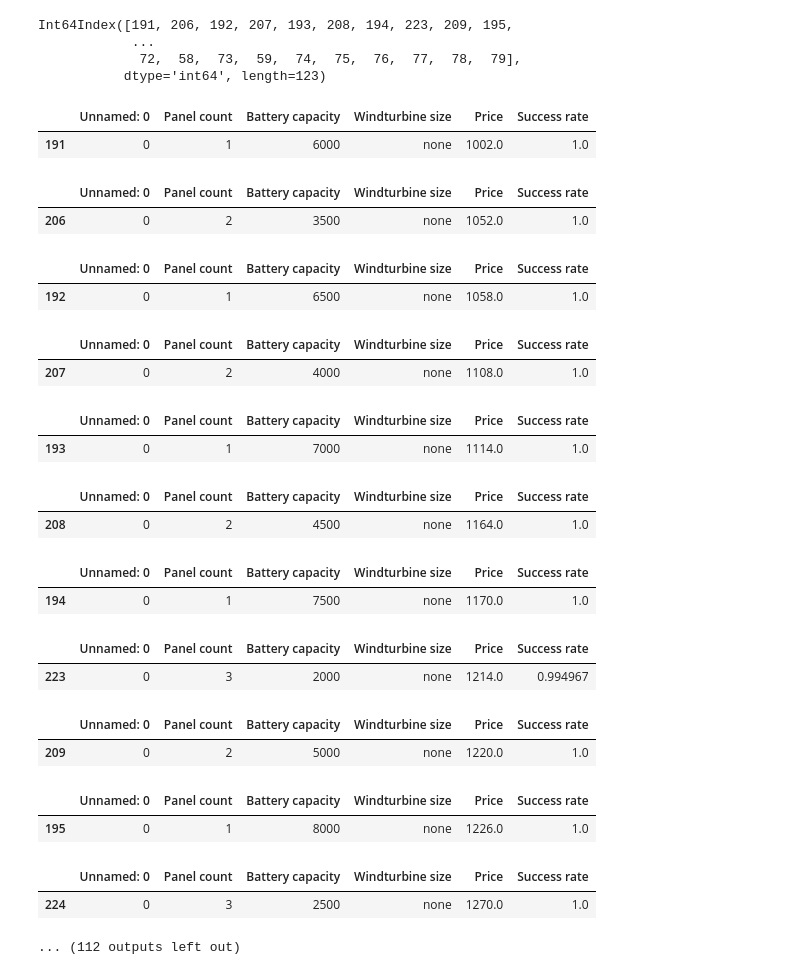
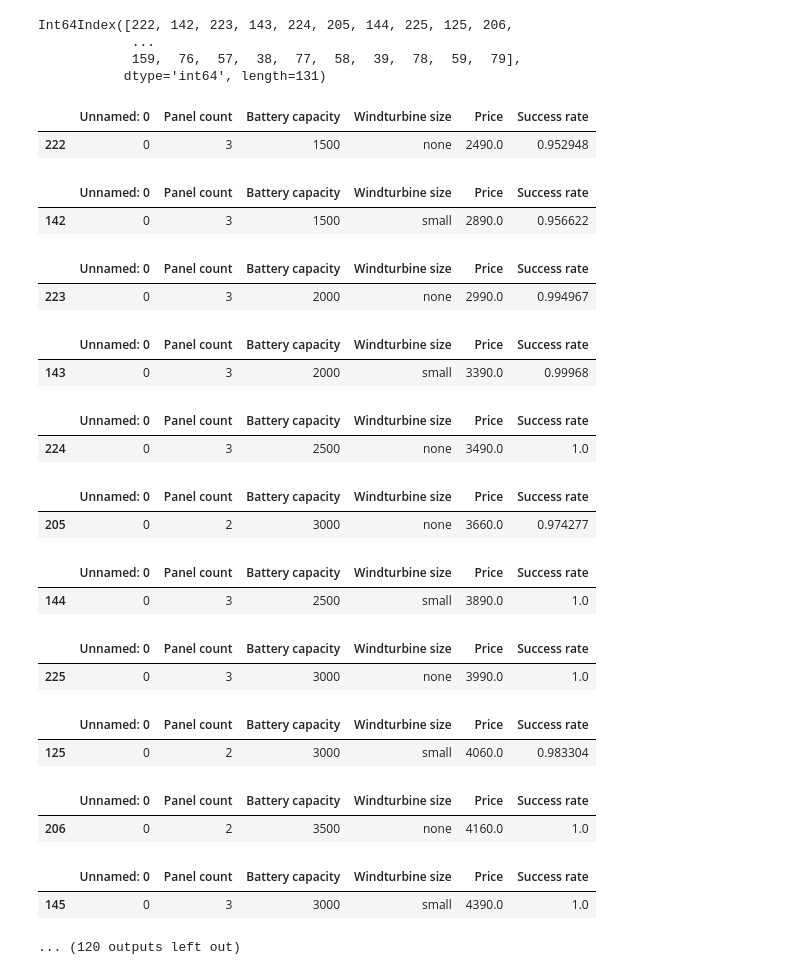
Before and after one commit to jkayenberg/theReCCo, a Jupyter notebook: plot_results.ipynb, the cells around one changed output. Cells and saved outputs as stored; diff of their text form; code cells hidden in the pictures.

```diff
--- a/plot_results.ipynb
+++ b/plot_results.ipynb
@@ -4,10 +13,10 @@ import pandas as pd
 # %%
 # Import summer / winter results
 
-with open("results/results_summer.csv", "r") as csvfile:
+with open("results/results_summer_highbatteryprice.csv", "r") as csvfile:
     results_summer = pd.read_csv(csvfile)
 
-with open("results/results_winter.csv", "r") as csvfile:
+with open("results/results_winter_highbatteryprice.csv", "r") as csvfile:
     results_winter = pd.read_csv(csvfile)
 
 results_summer = results_summer.sort_values("Price")
@@ -97,39 +179,39 @@ Int64Index([184, 185, 186, 187, 202, 188, 203, 189, 204, 190,
 # %%
 # Find optimal solution (winter)
 
 i = results_winter.index
-index = results_winter["Success rate"] > 0.99
+index = results_winter["Success rate"] > 0.95
 optimal_result_w = i[index]
 optimal_result_w.tolist()
 print(optimal_result_w)
 
 for i in optimal_result_w:
     display(results_winter.loc[[i]])
 # %% [output]
-Int64Index([191, 206, 192, 207, 193, 208, 194, 223, 209, 195,
+Int64Index([222, 142, 223, 143, 224, 205, 144, 225, 125, 206,
             ...
-             72,  58,  73,  59,  74,  75,  76,  77,  78,  79],
-           dtype='int64', length=123)
+            159,  76,  57,  38,  77,  58,  39,  78,  59,  79],
+           dtype='int64', length=131)
 |  | Unnamed: 0 | Panel count | Battery capacity | Windturbine size | Price | Success rate |
-| 191 | 0 | 1 | 6000 | none | 1002.0 | 1.0 |
+| 222 | 0 | 3 | 1500 | none | 2490.0 | 0.952948 |
 |  | Unnamed: 0 | Panel count | Battery capacity | Windturbine size | Price | Success rate |
-| 206 | 0 | 2 | 3500 | none | 1052.0 | 1.0 |
+| 142 | 0 | 3 | 1500 | small | 2890.0 | 0.956622 |
 |  | Unnamed: 0 | Panel count | Battery capacity | Windturbine size | Price | Success rate |
-| 192 | 0 | 1 | 6500 | none | 1058.0 | 1.0 |
+| 223 | 0 | 3 | 2000 | none | 2990.0 | 0.994967 |
 |  | Unnamed: 0 | Panel count | Battery capacity | Windturbine size | Price | Success rate |
-| 207 | 0 | 2 | 4000 | none | 1108.0 | 1.0 |
+| 143 | 0 | 3 | 2000 | small | 3390.0 | 0.99968 |
 |  | Unnamed: 0 | Panel count | Battery capacity | Windturbine size | Price | Success rate |
-| 193 | 0 | 1 | 7000 | none | 1114.0 | 1.0 |
+| 224 | 0 | 3 | 2500 | none | 3490.0 | 1.0 |
 |  | Unnamed: 0 | Panel count | Battery capacity | Windturbine size | Price | Success rate |
-| 208 | 0 | 2 | 4500 | none | 1164.0 | 1.0 |
+| 205 | 0 | 2 | 3000 | none | 3660.0 | 0.974277 |
 |  | Unnamed: 0 | Panel count | Battery capacity | Windturbine size | Price | Success rate |
-| 194 | 0 | 1 | 7500 | none | 1170.0 | 1.0 |
+| 144 | 0 | 3 | 2500 | small | 3890.0 | 1.0 |
 |  | Unnamed: 0 | Panel count | Battery capacity | Windturbine size | Price | Success rate |
-| 223 | 0 | 3 | 2000 | none | 1214.0 | 0.994967 |
+| 225 | 0 | 3 | 3000 | none | 3990.0 | 1.0 |
 |  | Unnamed: 0 | Panel count | Battery capacity | Windturbine size | Price | Success rate |
-| 209 | 0 | 2 | 5000 | none | 1220.0 | 1.0 |
+| 125 | 0 | 2 | 3000 | small | 4060.0 | 0.983304 |
 |  | Unnamed: 0 | Panel count | Battery capacity | Windturbine size | Price | Success rate |
-| 195 | 0 | 1 | 8000 | none | 1226.0 | 1.0 |
+| 206 | 0 | 2 | 3500 | none | 4160.0 | 1.0 |
 |  | Unnamed: 0 | Panel count | Battery capacity | Windturbine size | Price | Success rate |
-| 224 | 0 | 3 | 2500 | none | 1270.0 | 1.0 |
+| 145 | 0 | 3 | 3000 | small | 4390.0 | 1.0 |
-... (112 outputs left out)
+... (120 outputs left out)
```
Also changed, not shown: parts of 13 cells of this notebook.
